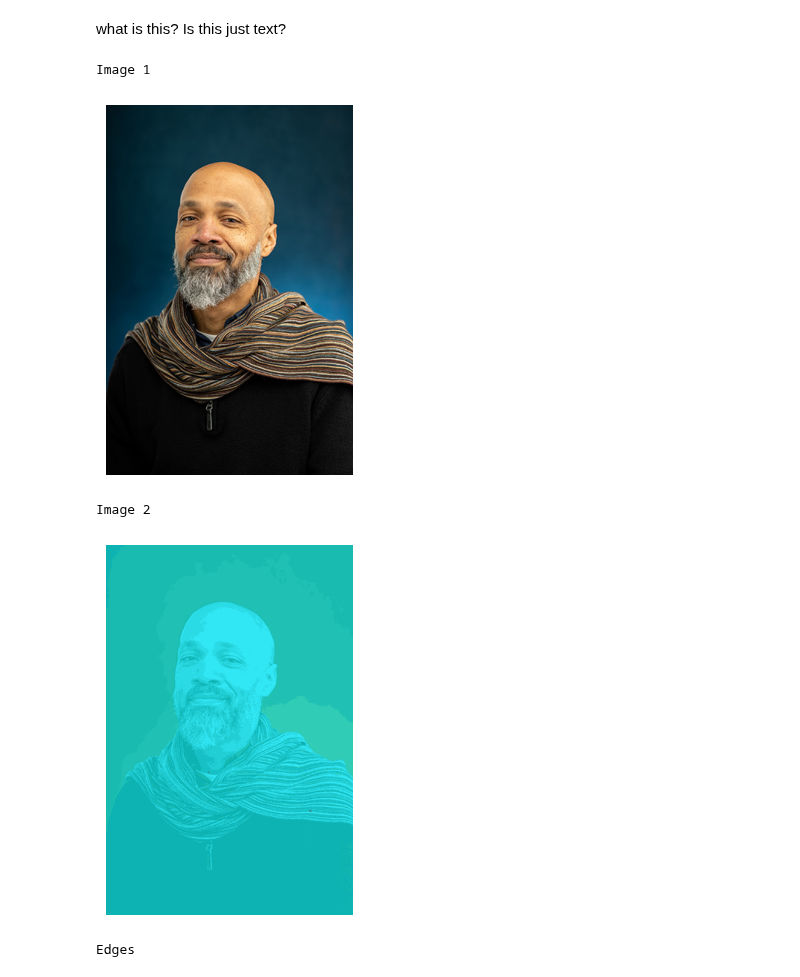
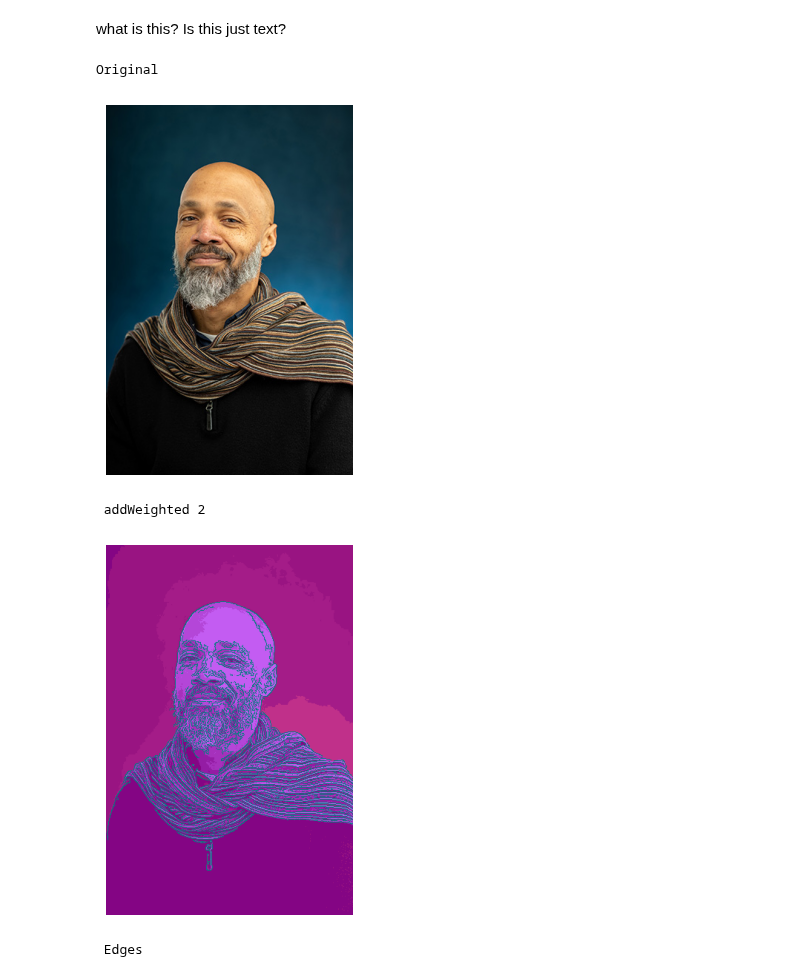
Before and after one commit to cormac-black/chekhovs-biscuit, a Jupyter notebook: back_at_it.ipynb, the cells around one changed output. Drawn from its saved outputs; the diff is of its cells as text; code cells hidden in the pictures.

```diff
--- a/back_at_it.ipynb
+++ b/back_at_it.ipynb
@@ -13,7 +13,7 @@ what is this? Is this just text?
 image = mping.imread('/content/headshot.jpg')
 plt.imshow(image)
 plt.axis('off')
-print('Original 1\n')
+print('Original\n')
 plt.show()
 
 # img_path = '/content/ai_hubris.jpg' # cv2 starts with image path
@@ -26,7 +26,7 @@ img_raw = cv2.imread(img_path)
 img_RGB = cv2.cvtColor(img_raw, cv2.COLOR_BGR2RGB)
 
 img_GRAY = cv2.cvtColor(img_RGB, cv2.COLOR_RGB2GRAY)
-edges = cv2.adaptiveThreshold(img_GRAY, 255, cv2.ADAPTIVE_THRESH_MEAN_C, cv2.THRESH_BINARY,9,5) # THIS IS NOT USED
+edges = cv2.adaptiveThreshold(img_GRAY, 255, cv2.ADAPTIVE_THRESH_MEAN_C, cv2.THRESH_BINARY, 17,8) # THIS IS NOT USED
 pixel_values = img_RGB.reshape((-1, 3))
 pixel_values = np.float32(pixel_values)
 k = 8
@@ -39,44 +39,44 @@ quantized_img = quantized_img.reshape(img_RGB.shape)
 
 ## find_edges
 
-edges1 = cv2.Canny(img_GRAY, 100, 165)
-kernel = np.ones((2,2), np.uint8) # gaussian kernel = border thinness
-dilated_edges = cv2.dilate(edges, kernel, iterations=5)
+edges1 = cv2.Canny(img_GRAY, 50, 165)
+kernel = np.ones((1,1), np.uint8) # gaussian kernel = border thickess
+dilated_edges = cv2.dilate(edges1, kernel, iterations=1) # edges or edges1 ???
 
 result = quantized_img.copy()
 result[dilated_edges !=0] = [0,0,0]
-
+result = result
 
 
 
 img_GRAY_blur = cv2.medianBlur(img_GRAY, 3) # Changed ksize from 1 to 3 based on original comment's implied intent
 
 
 
-img_filtered = cv2.applyColorMap(dilated_edges, cv2.COLORMAP_PARULA) # MAGMA
+img_filtered = cv2.applyColorMap(dilated_edges, cv2.COLORMAP_SPRING) # MAGMA
 
 
 
 
 
 
-alpha = 0.3
-beta = 0.7
-gamma = 0.2
+alpha = 0.5
+beta = 0.5
+gamma = 0 # brightness; gamma max -/+100, else whiteout, blackout
 
-blended_img = cv2.addWeighted(cv2.cvtColor(quantized_img, cv2.COLOR_BGR2RGB), alpha, img_filtered, beta, gamma)
+blended_img = cv2.addWeighted(cv2.cvtColor(result, cv2.COLOR_BGR2RGB), alpha, img_filtered, beta, gamma)
 
 plt.imshow(blended_img)
 plt.axis('off')
-print('\n addWieghted 2\n')
+print('\n addWeighted 2\n')
 plt.show()
 
 plt.imshow(edges, cmap='gray')
 plt.axis('off')
-print('\n Edges\ n')
+print('\n Edges\n')
 plt.show()
 # %% [output]
-Image 1
+Original
 [figure]
-Image 2
+ addWeighted 2
-[figure, old version]
+[figure, new version]
```
Also changed, not shown: parts of 1 cell of this notebook.
